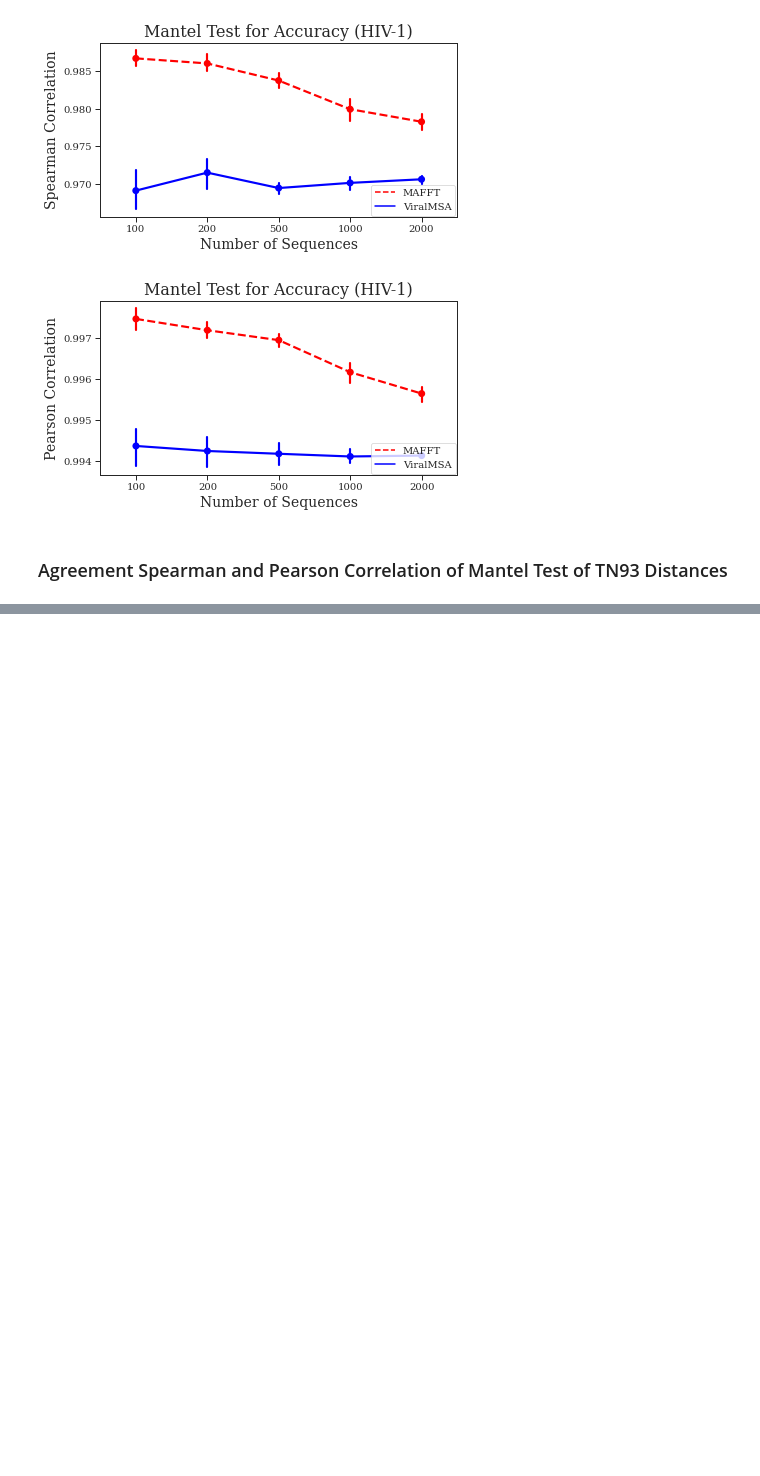
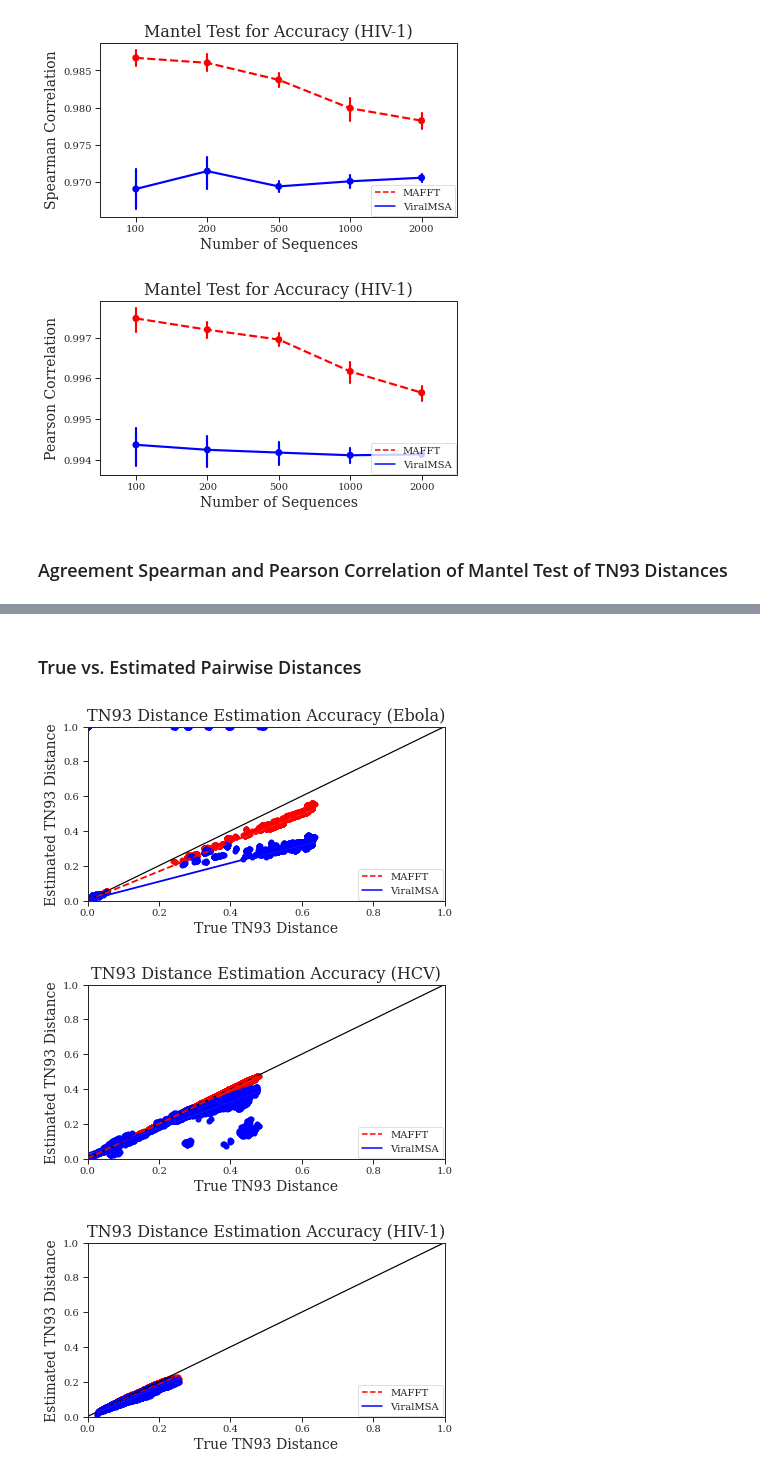
Before and after one commit to niemasd/ViralMSA-Paper, a Jupyter notebook: scripts/Figures.ipynb, the cells around one changed output, grey strips where cells are left out. Cells and saved outputs as stored; diff of their text form; code cells hidden in the pictures; blank space fills up the shorter version.

```diff
--- a/scripts/Figures.ipynb
+++ b/scripts/Figures.ipynb
@@ -36,6 +37,24 @@ def get_user_time(fn):
         return m*60 + s
     else:
         return float(lines[0].split('user')[0])
+# %%
+def parse_tn93(fn):
+    if fn.lower().endswith('.gz'):
+        data = [l.strip() for l in gopen(fn).read().decode().strip().splitlines() if not l.startswith('ID1,') and l.count(',') == 2]
+    else:
+        data = [l.strip() for l in open(fn) if not l.startswith('ID1,') and l.count(',') == 2]
+    dm = dict()
+    for l in data:
+        u,v,d = l.split(','); u = u.strip(); v = v.strip(); d = float(d)
+        if u not in dm:
+            dm[u] = dict()
+        if v not in dm:
+            dm[v] = dict()
+        dm[u][v] = dm[v][u] = d
+    IDs = list(dm.keys())
+    for u in IDs:
+        dm[u][u] = 0
+    return dm
 # %% [markdown]
 ### Execution Time vs. Number of Sequences
 # %%
@@ -118 +137,33 @@ for v in ['EBOLA', 'HCV', 'HIV1', 'SARSCOV2']:
 [figure]
+# %% [markdown]
+### True vs. Estimated Pairwise Distances
+# %%
+for v in ['EBOLA', 'HCV', 'HIV1']:
+    fig = plt.figure(figsize=(6.4,3.2))
+    plt.plot([0,1], [0,1], color='black')
+    dm_true = parse_tn93('../data/%s/full/full.true.tn93.csv.gz' % v)
+    for m in ['mafft', 'viralmsa']:
+        dm_est = parse_tn93('../data/%s/full/full.%s.tn93.csv.gz' % (v,m))
+        x = list(); y = list()
+        for person1 in dm_true:
+            for person2 in dm_true:
+                if person1 == person2:
+                    continue
+                x.append(dm_true[person1][person2])
+                if person1 in dm_est and person2 in dm_est[person1]:
+                    y.append(dm_est[person1][person2])
+                else:
+                    y.append(1)
+        regplot(x=x, y=y, color=color[m], line_kws={'linestyle':linestyle[m]})
+    plt.xlim(xmin=0, xmax=1)
+    plt.ylim(ymin=0, ymax=1)
+    plt.title("TN93 Distance Estimation Accuracy (%s)" % translate[v])
+    plt.xlabel("True TN93 Distance")
+    plt.ylabel("Estimated TN93 Distance")
+    handles = [Line2D([0],[0],color=color[m],label=translate[m],linestyle=linestyle[m],linewidth=1.5) for m in ['mafft','viralmsa']]
+    legend = plt.legend(handles=handles,bbox_to_anchor=(0.995, 0.005), loc='lower right', borderaxespad=0., frameon=True)
+    fig.savefig('%s/%s.distance.accuracy.pdf'%(FIGDIR,v), format='pdf', bbox_inches='tight')
+# %% [output]
+[figure, added]
+[figure, added]
+[figure, added]
```
Also changed, not shown: parts of 3 cells of this notebook, 20 other files.
